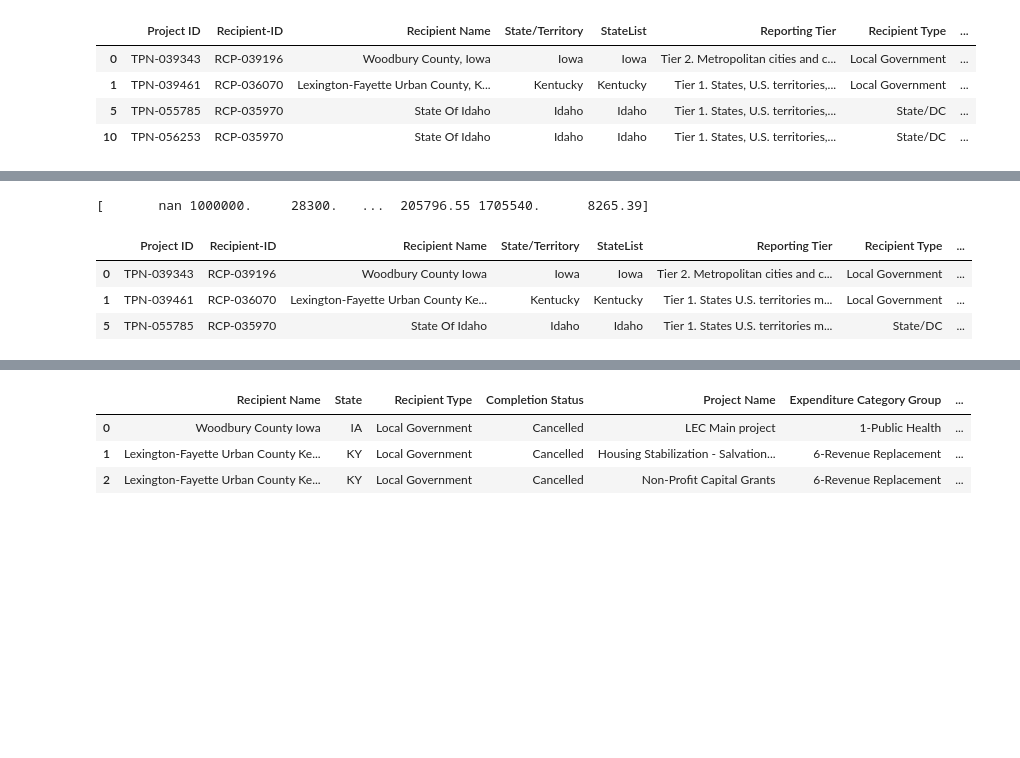
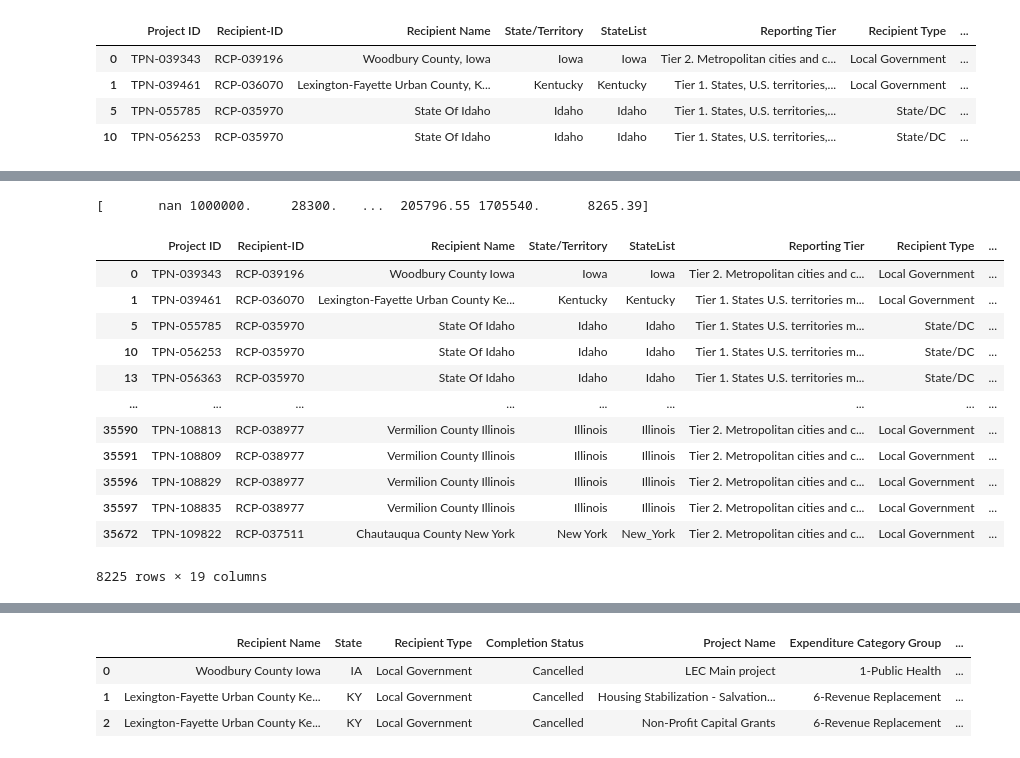
Before and after one commit to Evdawg/Project_1_Covid_Data, a Jupyter notebook: Evan_copy_Project_1_covid.ipynb, the cells around one changed output, grey strips where cells are left out. Saved outputs shown, nothing was run; the diff lists cells and outputs as text; code cells hidden in the pictures; blank space fills up the shorter version.

```diff
--- a/Evan_copy_Project_1_covid.ipynb
+++ b/Evan_copy_Project_1_covid.ipynb
@@ -137,30 +137,39 @@ dtype: object
 # %%
 # clean up values preventing change of data type to int
 covid_projects_df[['Adopted Budget','Total Cumulative Obligations',
                    'Total Cumulative Expenditures']] = covid_projects_df[['Adopted Budget',
        'Total Cumulative Obligations', 'Total Cumulative Expenditures']].replace(['-', ' '] ,'', regex=True)
 
 
 numeric_cols = ['Adopted Budget',
        'Total Cumulative Obligations', 'Total Cumulative Expenditures']
 
 
 # convert budget columns to int for summarizing in groupby:
 covid_projects_df = covid_projects_df.replace(',','', regex=True)
 covid_projects_df[numeric_cols] = covid_projects_df[numeric_cols].apply(pd.to_numeric)
 
 
 print(covid_projects_df['Adopted Budget'].unique())
 
 # print(covid_projects_df.dtypes)
 
-covid_projects_df.head(3)
+covid_projects_df
 # %% [output]
 [       nan 1000000.     28300.   ...  205796.55 1705540.      8265.39]
 |  | Project ID | Recipient-ID | Recipient Name | State/Territory | StateList | Reporting Tier | Recipient Type | ... |
 | 0 | TPN-039343 | RCP-039196 | Woodbury County Iowa | Iowa | Iowa | Tier 2. Metropolitan cities and c... | Local Government | ... |
 | 1 | TPN-039461 | RCP-036070 | Lexington-Fayette Urban County Ke... | Kentucky | Kentucky | Tier 1. States U.S. territories m... | Local Government | ... |
 | 5 | TPN-055785 | RCP-035970 | State Of Idaho | Idaho | Idaho | Tier 1. States U.S. territories m... | State/DC | ... |
+| 10 | TPN-056253 | RCP-035970 | State Of Idaho | Idaho | Idaho | Tier 1. States U.S. territories m... | State/DC | ... |
+| 13 | TPN-056363 | RCP-035970 | State Of Idaho | Idaho | Idaho | Tier 1. States U.S. territories m... | State/DC | ... |
+| ... | ... | ... | ... | ... | ... | ... | ... | ... |
+| 35590 | TPN-108813 | RCP-038977 | Vermilion County Illinois | Illinois | Illinois | Tier 2. Metropolitan cities and c... | Local Government | ... |
+| 35591 | TPN-108809 | RCP-038977 | Vermilion County Illinois | Illinois | Illinois | Tier 2. Metropolitan cities and c... | Local Government | ... |
+| 35596 | TPN-108829 | RCP-038977 | Vermilion County Illinois | Illinois | Illinois | Tier 2. Metropolitan cities and c... | Local Government | ... |
+| 35597 | TPN-108835 | RCP-038977 | Vermilion County Illinois | Illinois | Illinois | Tier 2. Metropolitan cities and c... | Local Government | ... |
+| 35672 | TPN-109822 | RCP-037511 | Chautauqua County New York | New York | New_York | Tier 2. Metropolitan cities and c... | Local Government | ... |
+8225 rows × 19 columns
 # %%
 # Try to group the filtered dataframe by state, summing applicable $ value columns
     ## if we get errors, then we need to clean columns causing errors.
```
Also changed, not shown: parts of 5 cells of this notebook.
